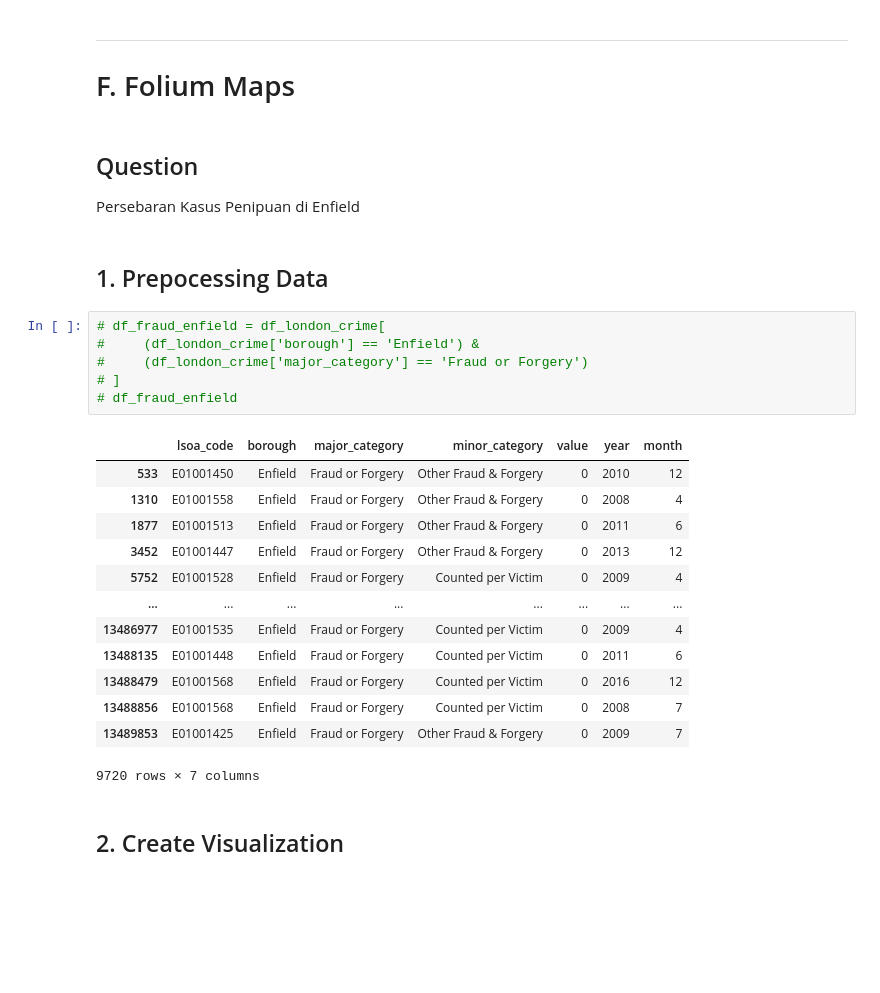
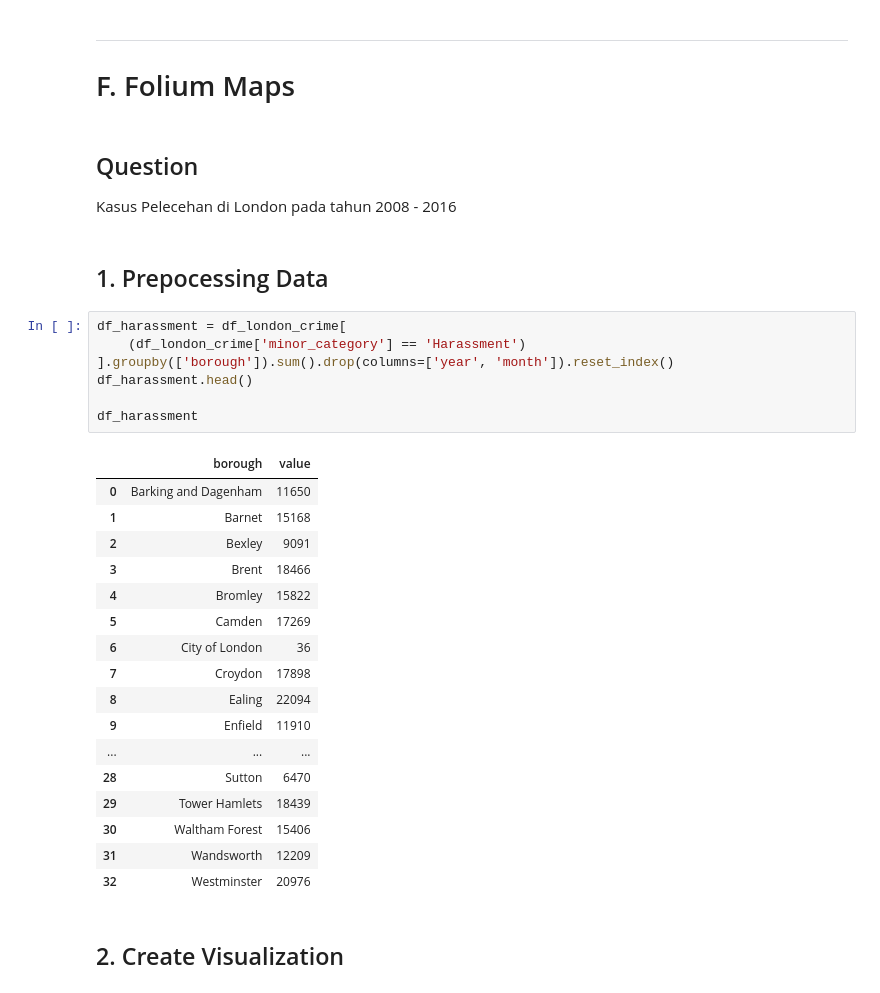
Before and after one commit to ZhafranBahij/PYTN_KS05_08, a Jupyter notebook: Assigment01/pytn_ks05_assignment1_M Zhafran Bahij.ipynb, the cells around one changed output. Saved outputs shown, nothing was run; the diff lists cells and outputs as text; blank space fills up the shorter version.

```diff
--- a/Assigment01/pytn_ks05_assignment1_M Zhafran Bahij.ipynb
+++ b/Assigment01/pytn_ks05_assignment1_M Zhafran Bahij.ipynb
@@ -635,29 +635,34 @@ plt.show()
 # F. Folium Maps
 # %% [markdown]
 ## Question
-Persebaran Kasus Penipuan di Enfield
+Kasus Pelecehan di London pada tahun 2008 - 2016
 # %% [markdown]
 ## 1. Prepocessing Data
 # %%
-# df_fraud_enfield = df_london_crime[
-#     (df_london_crime['borough'] == 'Enfield') &
-#     (df_london_crime['major_category'] == 'Fraud or Forgery')
-# ]
-# df_fraud_enfield
+df_harassment = df_london_crime[
+    (df_london_crime['minor_category'] == 'Harassment')
+].groupby(['borough']).sum().drop(columns=['year', 'month']).reset_index()
+df_harassment.head()
+
+df_harassment
 # %% [output]
-|  | lsoa_code | borough | major_category | minor_category | value | year | month |
-| 533 | E01001450 | Enfield | Fraud or Forgery | Other Fraud & Forgery | 0 | 2010 | 12 |
-| 1310 | E01001558 | Enfield | Fraud or Forgery | Other Fraud & Forgery | 0 | 2008 | 4 |
-| 1877 | E01001513 | Enfield | Fraud or Forgery | Other Fraud & Forgery | 0 | 2011 | 6 |
-| 3452 | E01001447 | Enfield | Fraud or Forgery | Other Fraud & Forgery | 0 | 2013 | 12 |
-| 5752 | E01001528 | Enfield | Fraud or Forgery | Counted per Victim | 0 | 2009 | 4 |
-| ... | ... | ... | ... | ... | ... | ... | ... |
-| 13486977 | E01001535 | Enfield | Fraud or Forgery | Counted per Victim | 0 | 2009 | 4 |
-| 13488135 | E01001448 | Enfield | Fraud or Forgery | Counted per Victim | 0 | 2011 | 6 |
-| 13488479 | E01001568 | Enfield | Fraud or Forgery | Counted per Victim | 0 | 2016 | 12 |
-| 13488856 | E01001568 | Enfield | Fraud or Forgery | Counted per Victim | 0 | 2008 | 7 |
-| 13489853 | E01001425 | Enfield | Fraud or Forgery | Other Fraud & Forgery | 0 | 2009 | 7 |
+|  | borough | value |
+| 0 | Barking and Dagenham | 11650 |
+| 1 | Barnet | 15168 |
+| 2 | Bexley | 9091 |
+| 3 | Brent | 18466 |
+| 4 | Bromley | 15822 |
+| 5 | Camden | 17269 |
+| 6 | City of London | 36 |
+| 7 | Croydon | 17898 |
+| 8 | Ealing | 22094 |
+| 9 | Enfield | 11910 |
+| ... | ... | ... |
+| 28 | Sutton | 6470 |
+| 29 | Tower Hamlets | 18439 |
+| 30 | Waltham Forest | 15406 |
+| 31 | Wandsworth | 12209 |
+| 32 | Westminster | 20976 |
-9720 rows × 7 columns
 # %% [markdown]
 ## 2. Create Visualization
 # %%
```
Also changed, not shown: parts of 4 cells of this notebook, 5 other files.
